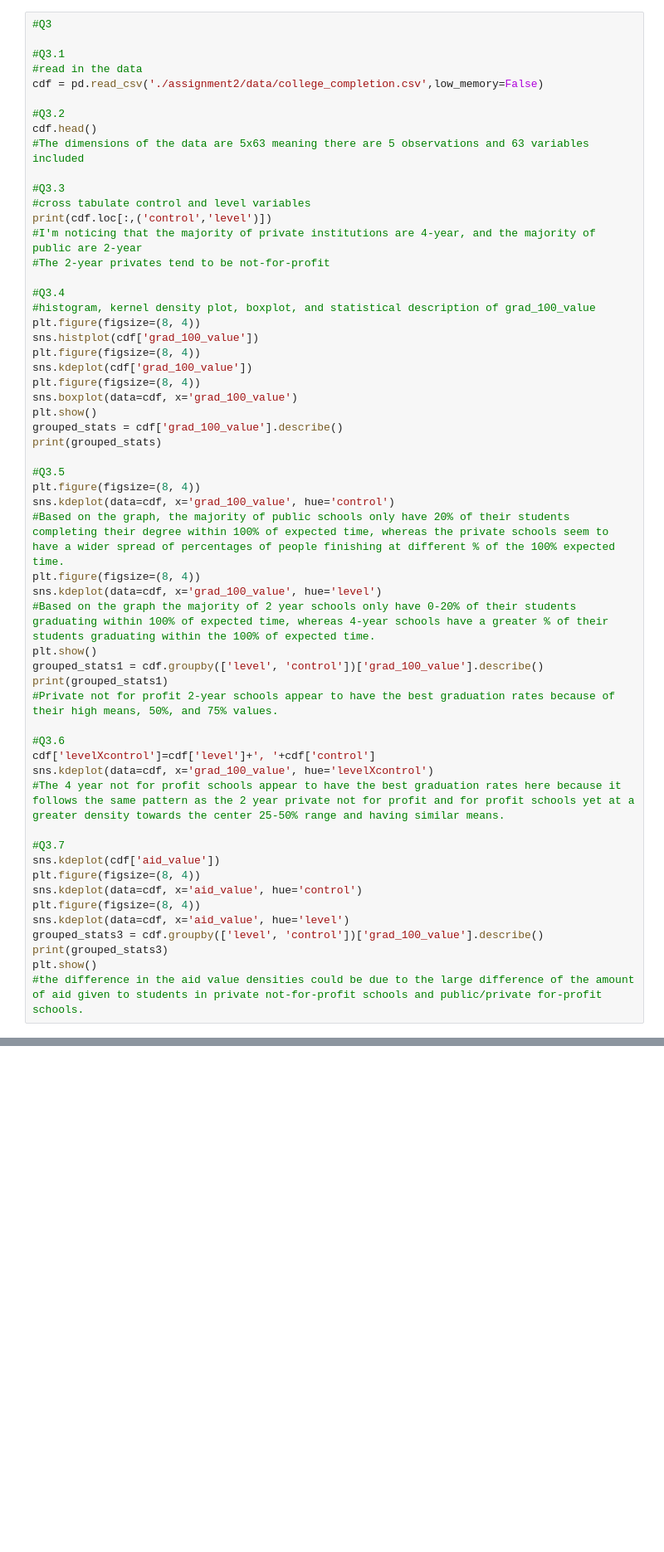
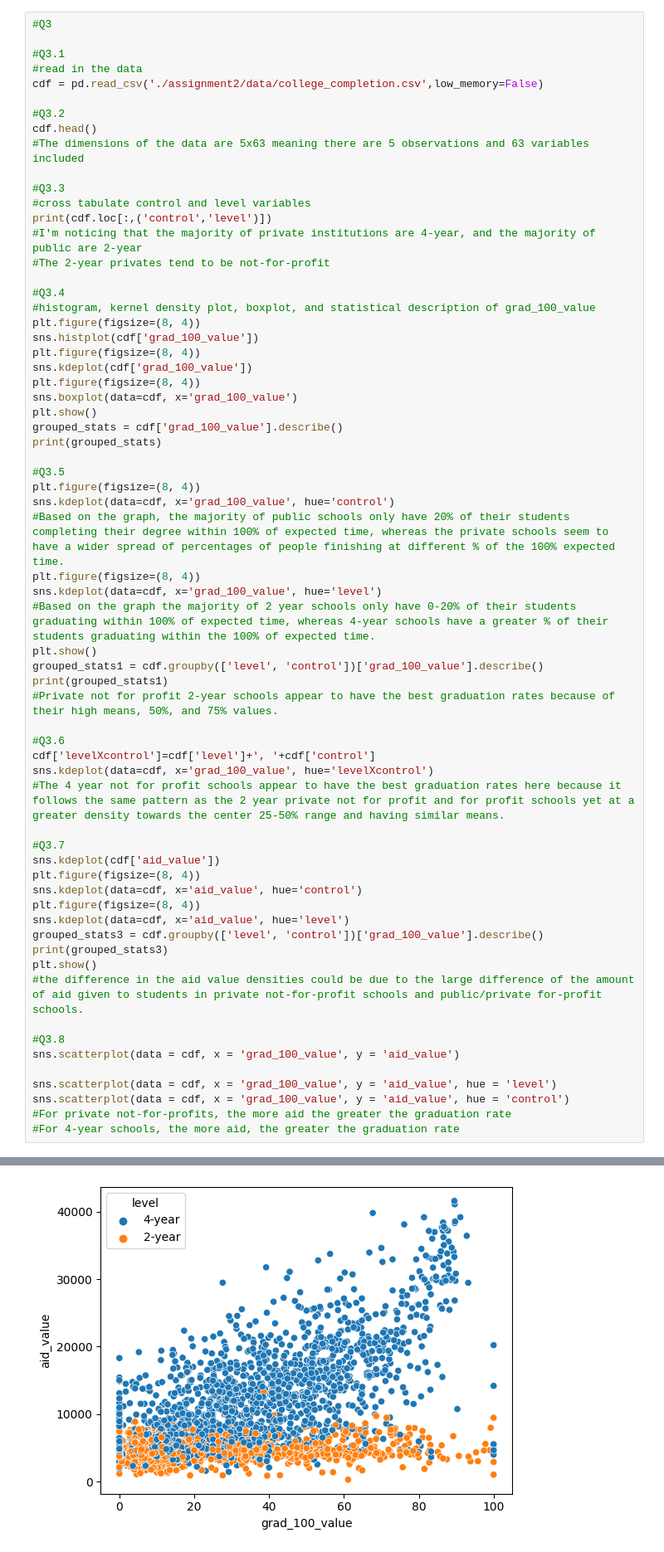
Before and after one commit to racheljhuh/assignment2, a Jupyter notebook: assignment2.ipynb, the cells around one changed output, grey strips where cells are left out. Shown: that part at 83% size. Cells and saved outputs as stored; diff of their text form; blank space fills up the shorter version.

```diff
--- a/assignment2.ipynb
+++ b/assignment2.ipynb
@@ -267,4 +252,12 @@ grouped_stats3 = cdf.groupby(['level', 'control'])['grad_100_value'].describe()
 print(grouped_stats3)
 plt.show()
 #the difference in the aid value densities could be due to the large difference of the amount of aid given to students in private not-for-profit schools and public/private for-profit schools.
+
+#Q3.8
+sns.scatterplot(data = cdf, x = 'grad_100_value', y = 'aid_value')
+
+sns.scatterplot(data = cdf, x = 'grad_100_value', y = 'aid_value', hue = 'level')
+sns.scatterplot(data = cdf, x = 'grad_100_value', y = 'aid_value', hue = 'control')
+#For private not-for-profits, the more aid the greater the graduation rate
+#For 4-year schools, the more aid, the greater the graduation rate
 # %% [output]
@@ -288,3 +265,4 @@ level  control
+[figure, added]
 # %% [markdown]
 **Q4.** This question uses the Airbnb data to practice making visualizations.
 
```
Also changed, not shown: parts of 5 cells of this notebook.
